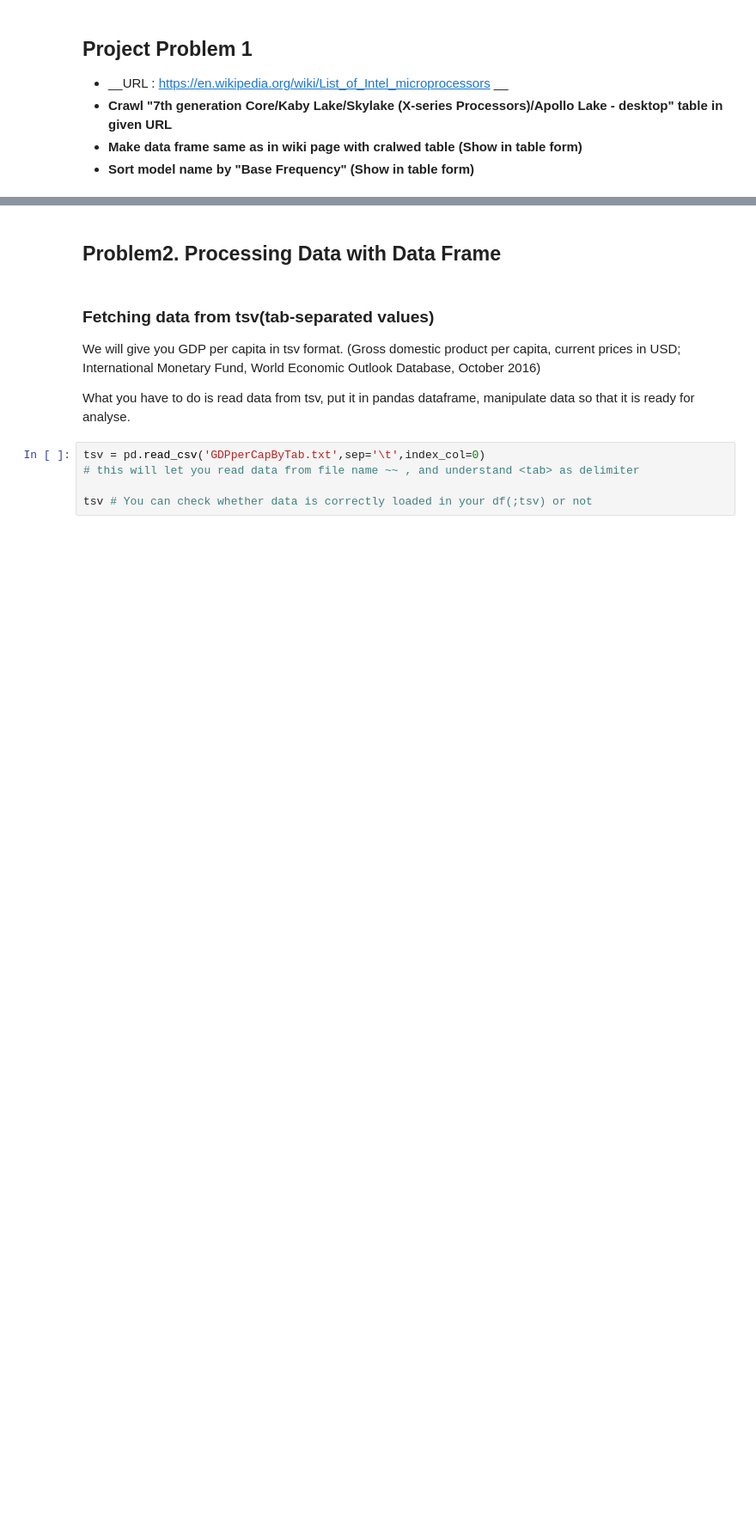
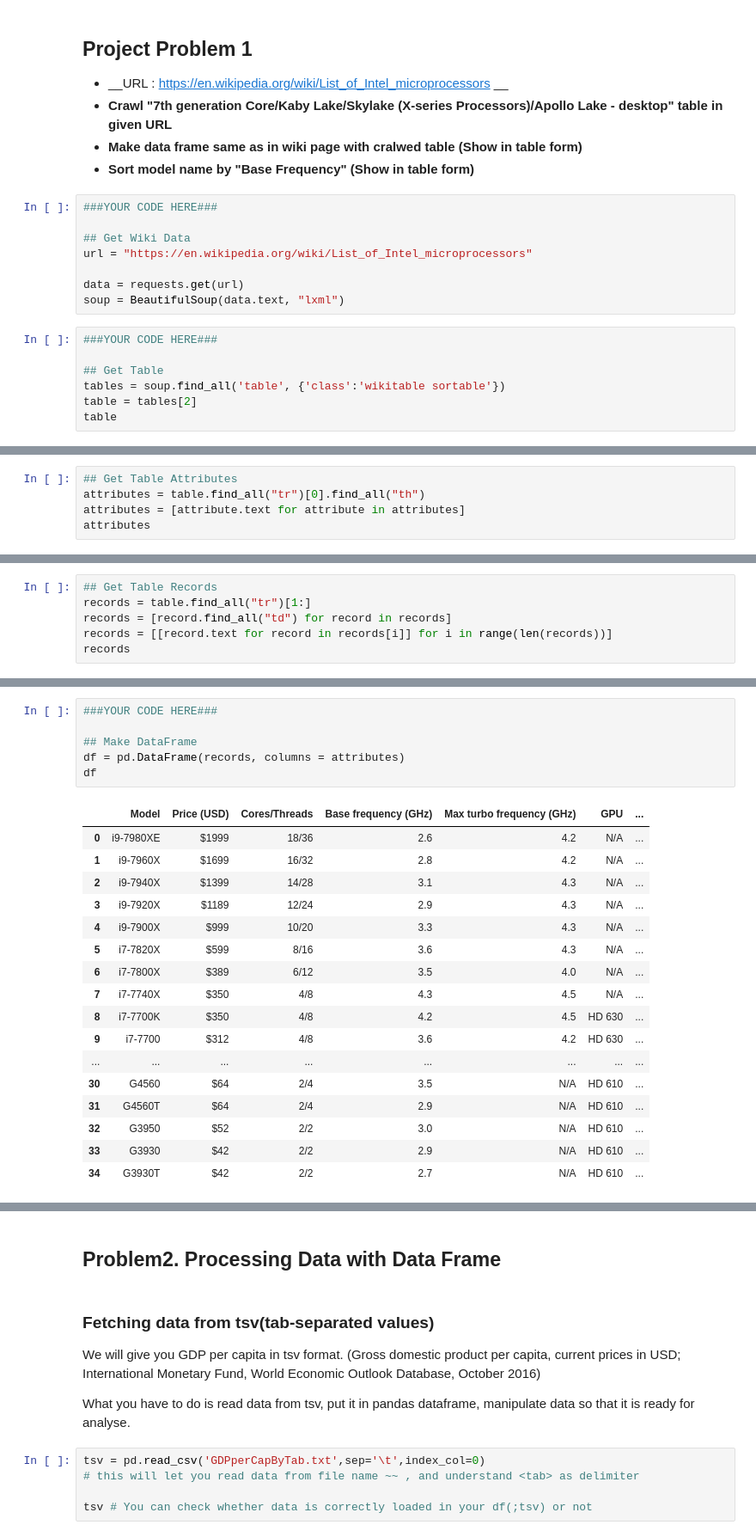
Before and after one commit to JinheonBaek/DataScience, a Jupyter notebook: HW-2/HW2_2016320198_백진헌.ipynb, the cells around one changed output, grey strips where cells are left out. Shown at 86% size. Saved outputs shown, nothing was run; the diff lists cells and outputs as text; blank space fills up the shorter version.

```diff
--- a/HW-2/HW2_2016320198_백진헌.ipynb
+++ b/HW-2/HW2_2016320198_백진헌.ipynb
@@ -448,3 +448,18 @@ df
 - __Crawl "7th generation Core/Kaby Lake/Skylake (X-series Processors)/Apollo Lake - desktop" table in given URL__
 - __Make data frame same as in wiki page with cralwed table (Show in table form)__
 - __Sort model name by "Base Frequency" (Show in table form)__
+# %%
+###YOUR CODE HERE###
+
+## Get Wiki Data
+url = "https://en.wikipedia.org/wiki/List_of_Intel_microprocessors"
+
+data = requests.get(url)
+soup = BeautifulSoup(data.text, "lxml")
+# %%
+###YOUR CODE HERE###
+
+## Get Table
+tables = soup.find_all('table', {'class':'wikitable sortable'})
+table = tables[2]
+table
@@ -450,0 +484,5 @@ df
+# %%
+## Get Table Attributes
+attributes = table.find_all("tr")[0].find_all("th")
+attributes = [attribute.text for attribute in attributes]
+attributes
@@ -450,0 +501,6 @@ df
+# %%
+## Get Table Records
+records = table.find_all("tr")[1:]
+records = [record.find_all("td") for record in records]
+records = [[record.text for record in records[i]] for i in range(len(records))]
+records
@@ -450,0 +525,24 @@ df
+# %%
+###YOUR CODE HERE###
+
+## Make DataFrame
+df = pd.DataFrame(records, columns = attributes)
+df
+# %% [output]
+|  | Model | Price (USD) | Cores/Threads | Base frequency (GHz) | Max turbo frequency (GHz) | GPU | ... |
+| 0 | i9-7980XE | $1999 | 18/36 | 2.6 | 4.2 | N/A | ... |
+| 1 | i9-7960X | $1699 | 16/32 | 2.8 | 4.2 | N/A | ... |
+| 2 | i9-7940X | $1399 | 14/28 | 3.1 | 4.3 | N/A | ... |
+| 3 | i9-7920X | $1189 | 12/24 | 2.9 | 4.3 | N/A | ... |
+| 4 | i9-7900X | $999 | 10/20 | 3.3 | 4.3 | N/A | ... |
+| 5 | i7-7820X | $599 | 8/16 | 3.6 | 4.3 | N/A | ... |
+| 6 | i7-7800X | $389 | 6/12 | 3.5 | 4.0 | N/A | ... |
+| 7 | i7-7740X | $350 | 4/8 | 4.3 | 4.5 | N/A | ... |
+| 8 | i7-7700K | $350 | 4/8 | 4.2 | 4.5 | HD 630 | ... |
+| 9 | i7-7700 | $312 | 4/8 | 3.6 | 4.2 | HD 630 | ... |
+| ... | ... | ... | ... | ... | ... | ... | ... |
+| 30 | G4560 | $64 | 2/4 | 3.5 | N/A | HD 610 | ... |
+| 31 | G4560T | $64 | 2/4 | 2.9 | N/A | HD 610 | ... |
+| 32 | G3950 | $52 | 2/2 | 3.0 | N/A | HD 610 | ... |
+| 33 | G3930 | $42 | 2/2 | 2.9 | N/A | HD 610 | ... |
+| 34 | G3930T | $42 | 2/2 | 2.7 | N/A | HD 610 | ... |
```
Also changed, not shown: parts of 8 cells of this notebook.
